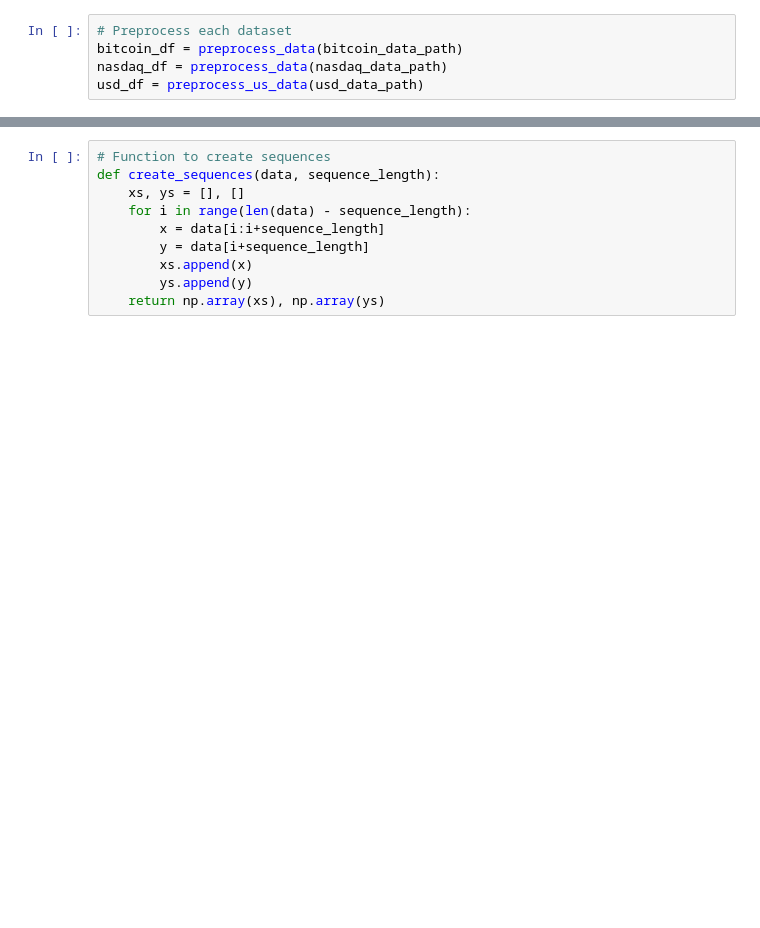
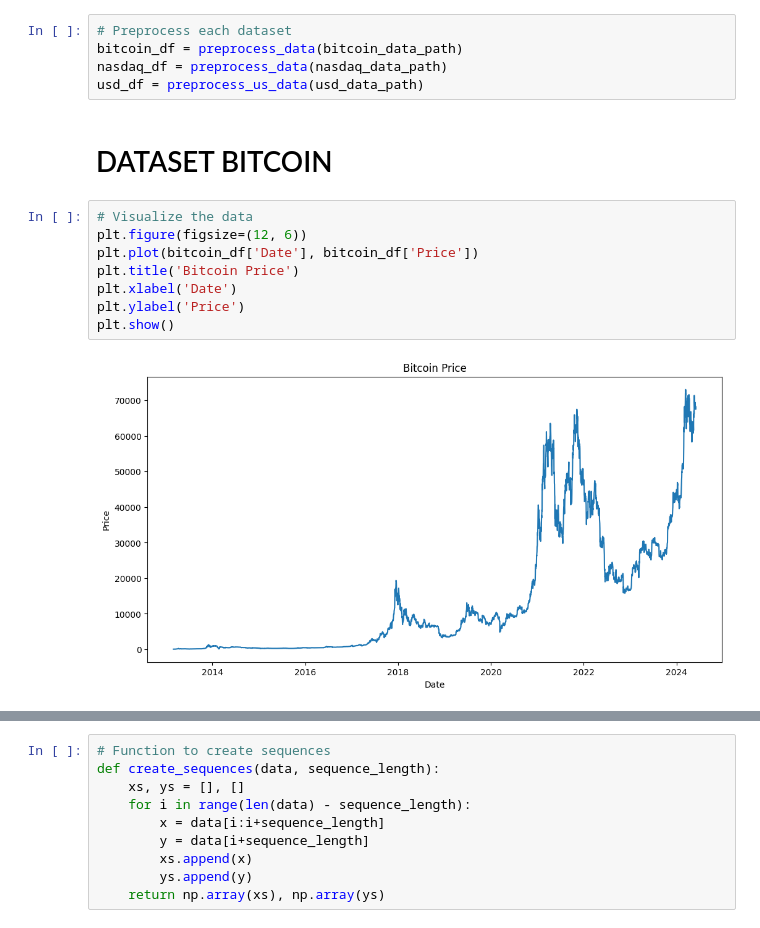
Before and after one commit to Annatruc/IS403_O22_HTCL_3, a Jupyter notebook: Models/Team3_LSTM.ipynb, the cells around one changed output, grey strips where cells are left out. Saved outputs shown, nothing was run; the diff lists cells and outputs as text; blank space fills up the shorter version.

```diff
--- a/Models/Team3_LSTM.ipynb
+++ b/Models/Team3_LSTM.ipynb
@@ -39,3 +39,15 @@ def preprocess_us_data(data_path, date_format='%m/%d/%Y'):
 bitcoin_df = preprocess_data(bitcoin_data_path)
 nasdaq_df = preprocess_data(nasdaq_data_path)
 usd_df = preprocess_us_data(usd_data_path)
+# %% [markdown]
+# DATASET BITCOIN
+# %%
+# Visualize the data
+plt.figure(figsize=(12, 6))
+plt.plot(bitcoin_df['Date'], bitcoin_df['Price'])
+plt.title('Bitcoin Price')
+plt.xlabel('Date')
+plt.ylabel('Price')
+plt.show()
+# %% [output]
+[figure, added]
```
Also changed, not shown: parts of 27 cells of this notebook, 1 other file.
